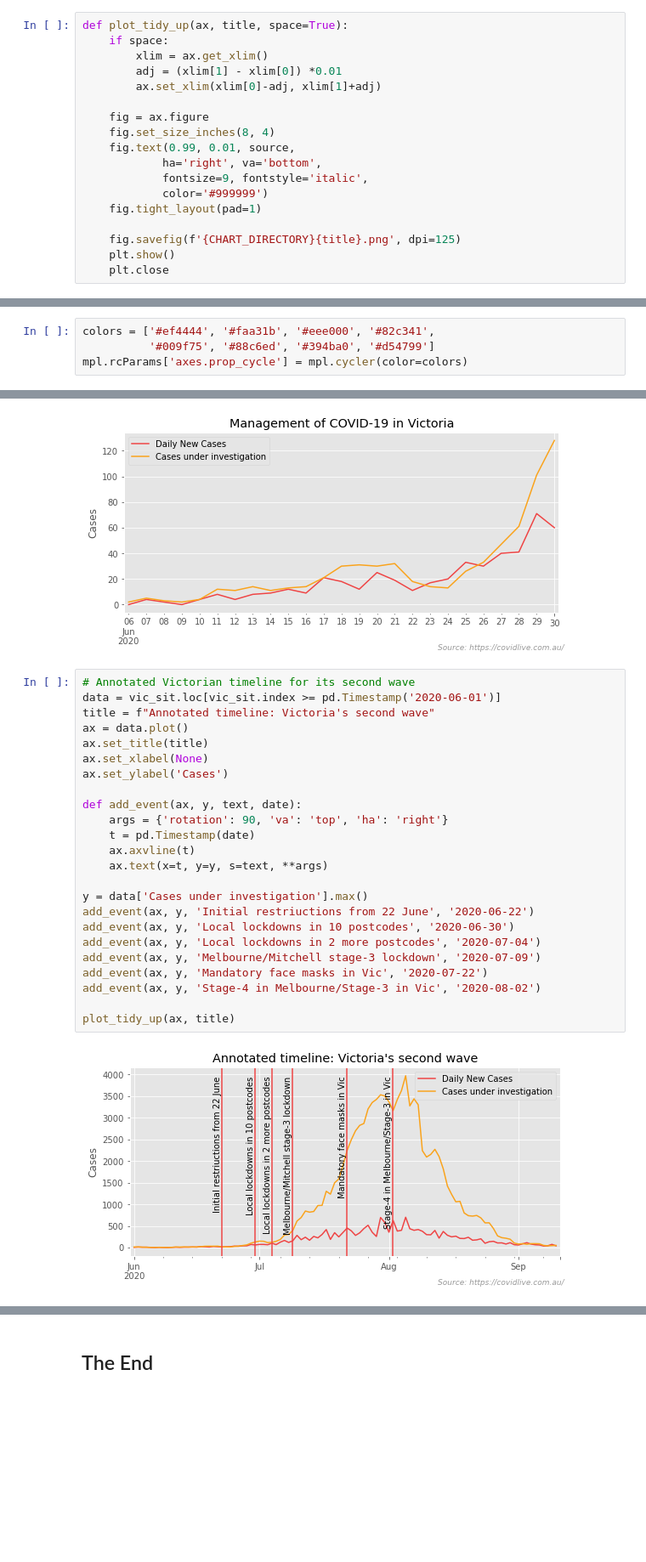
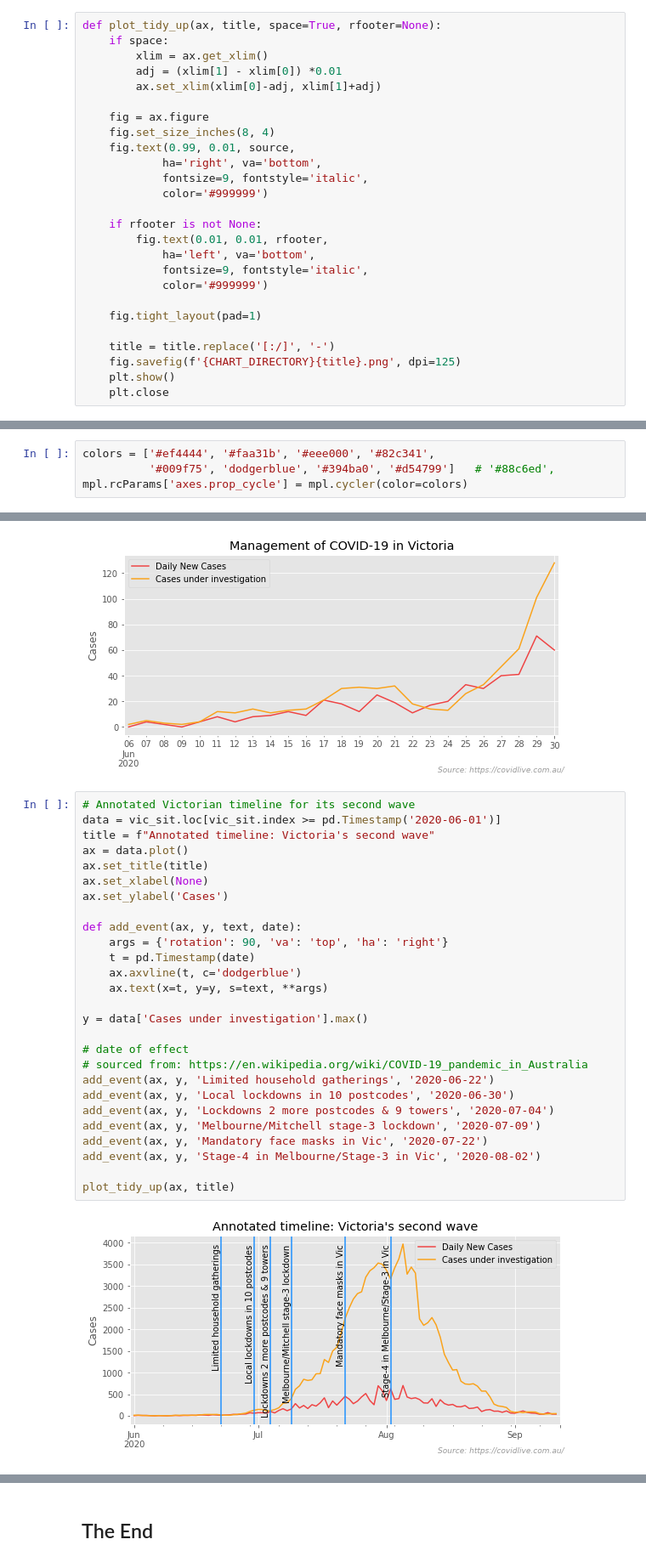
Before and after one commit to bpalmer4/Covid-19, a Jupyter notebook: notebooks/Covid-Australia-2.ipynb, the cells around one changed output, grey strips where cells are left out. Shown at 85% size. Drawn from its saved outputs; the diff is of its cells as text; blank space fills up the shorter version.

```diff
--- a/notebooks/Covid-Australia-2.ipynb
+++ b/notebooks/Covid-Australia-2.ipynb
@@ -98,7 +98,7 @@ def get_national_col(d: Dict[str, pd.DataFrame], col: str)-> pd.DataFrame:
         ret[name] = d[name][col]
     return pd.DataFrame(ret)
 # %%
-def plot_tidy_up(ax, title, space=True):
+def plot_tidy_up(ax, title, space=True, rfooter=None):
     if space:
         xlim = ax.get_xlim()
         adj = (xlim[1] - xlim[0]) *0.01
@@ -110,8 +110,16 @@ def plot_tidy_up(ax, title, space=True):
             ha='right', va='bottom',
             fontsize=9, fontstyle='italic',
             color='#999999')
+
+    if rfooter is not None:
+        fig.text(0.01, 0.01, rfooter,
+            ha='left', va='bottom',
+            fontsize=9, fontstyle='italic',
+            color='#999999')
+
     fig.tight_layout(pad=1)
 
+    title = title.replace('[:/]', '-')
     fig.savefig(f'{CHART_DIRECTORY}{title}.png', dpi=125)
     plt.show()
     plt.close
@@ -119,7 +127,7 @@ def plot_tidy_up(ax, title, space=True):
 ## Active Cases
 # %%
 colors = ['#ef4444', '#faa31b', '#eee000', '#82c341',
-          '#009f75', '#88c6ed', '#394ba0', '#d54799']
+          '#009f75', 'dodgerblue', '#394ba0', '#d54799']   # '#88c6ed',
 mpl.rcParams['axes.prop_cycle'] = mpl.cycler(color=colors)
 # %%
 states = ['nsw', 'vic', 'qld', 'wa', 'sa', 'tas', 'act', 'nt']
@@ -398,29 +420,32 @@ for data, state in zip([nsw_sit, vic_sit], ['NSW', 'Victoria']):
 # %%
 # Annotated Victorian timeline for its second wave
 data = vic_sit.loc[vic_sit.index >= pd.Timestamp('2020-06-01')]
 title = f"Annotated timeline: Victoria's second wave"
 ax = data.plot()
 ax.set_title(title)
 ax.set_xlabel(None)
 ax.set_ylabel('Cases')
 
 def add_event(ax, y, text, date):
     args = {'rotation': 90, 'va': 'top', 'ha': 'right'}
     t = pd.Timestamp(date)
-    ax.axvline(t)
+    ax.axvline(t, c='dodgerblue')
     ax.text(x=t, y=y, s=text, **args)
 
 y = data['Cases under investigation'].max()
-add_event(ax, y, 'Initial restriuctions from 22 June', '2020-06-22')
+
+# date of effect
+# sourced from: https://en.wikipedia.org/wiki/COVID-19_pandemic_in_Australia
+add_event(ax, y, 'Limited household gatherings', '2020-06-22')
 add_event(ax, y, 'Local lockdowns in 10 postcodes', '2020-06-30')
-add_event(ax, y, 'Local lockdowns in 2 more postcodes', '2020-07-04')
+add_event(ax, y, 'Lockdowns 2 more postcodes & 9 towers', '2020-07-04')
 add_event(ax, y, 'Melbourne/Mitchell stage-3 lockdown', '2020-07-09')
 add_event(ax, y, 'Mandatory face masks in Vic', '2020-07-22')
 add_event(ax, y, 'Stage-4 in Melbourne/Stage-3 in Vic', '2020-08-02')
 
 plot_tidy_up(ax, title)
 # %% [output]
-[figure, old version]
+[figure, new version]
 # %%
 daily_tests_vic = tests_all['VIC']['NET']
 daily_tests_vic = daily_tests_vic.iloc[daily_tests_vic.index >= pd.Timestamp('2020-06-01')]
```
Also changed, not shown: parts of 11 cells of this notebook, 1 other file.
